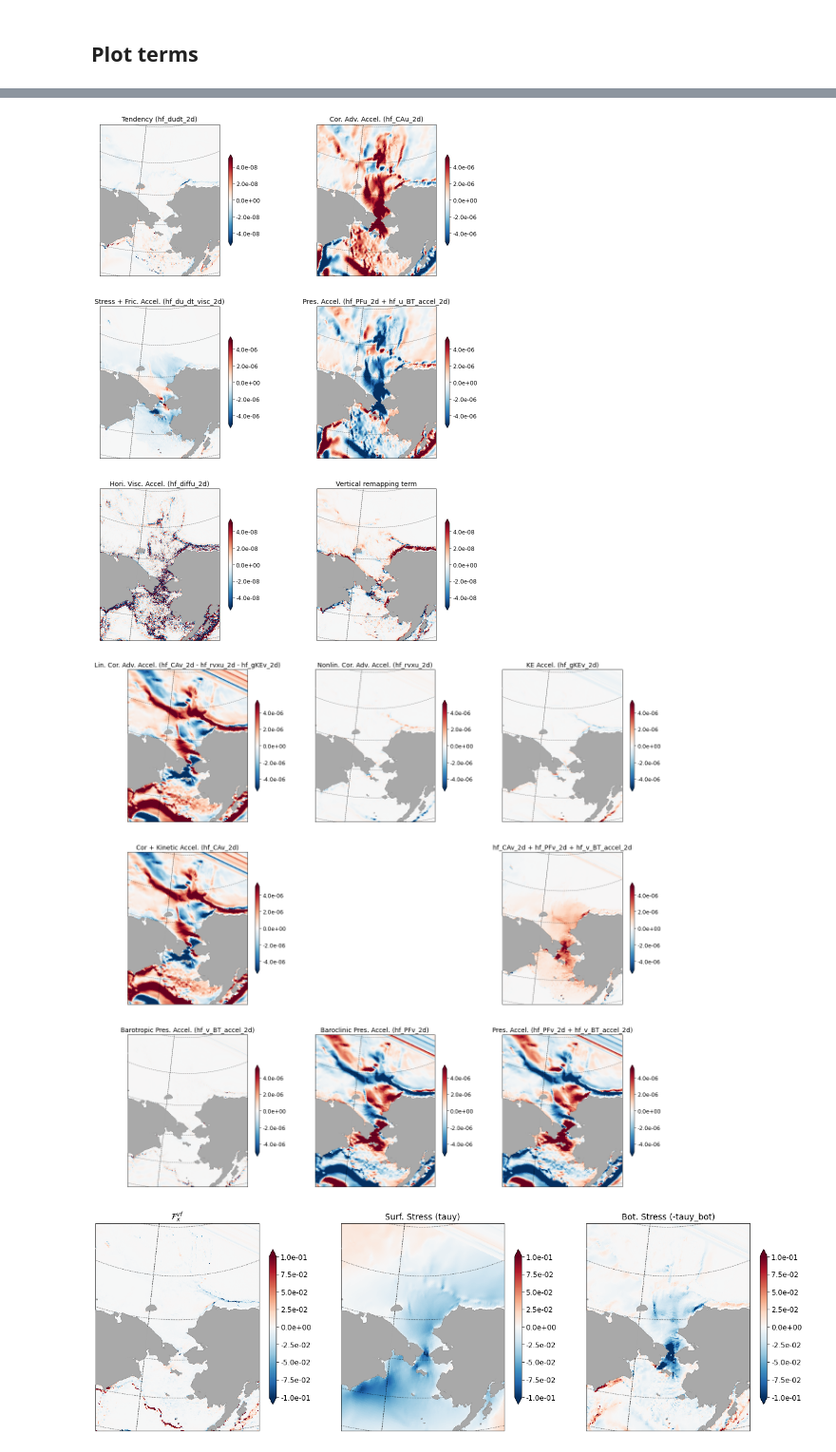
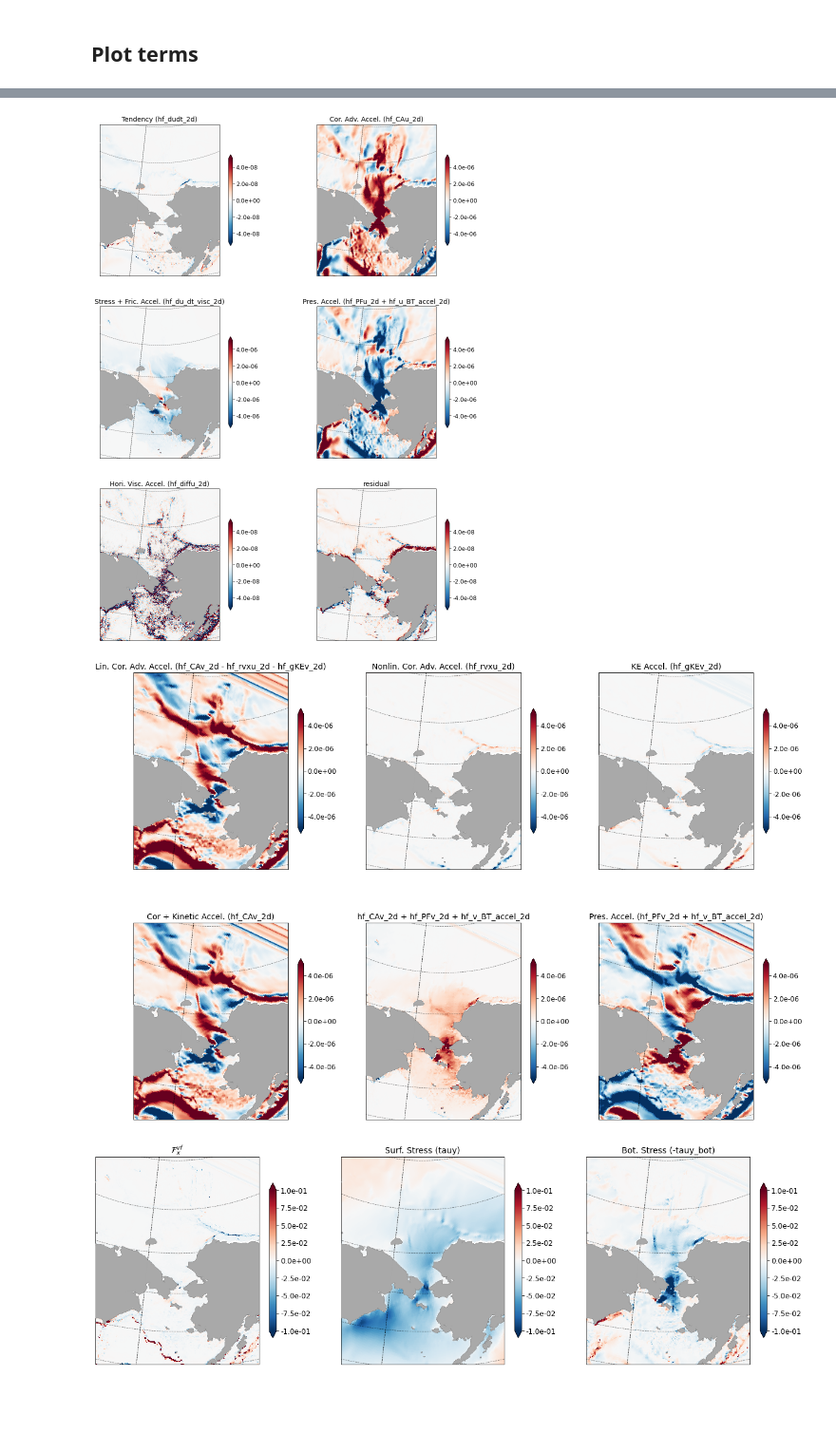
Before and after one commit to marionalberty/Chukchi_heatbudgets, a Jupyter notebook: notebooks/BWP_momentumBudget_ctrl.ipynb, the cells around one changed output, grey strips where cells are left out. Shown at 95% size. Drawn from its saved outputs; the diff is of its cells as text; code cells hidden in the pictures; blank space fills up the shorter version.

Commit message:
Update res label and recombine pressure terms

```diff
--- a/notebooks/BWP_momentumBudget_ctrl.ipynb
+++ b/notebooks/BWP_momentumBudget_ctrl.ipynb
@@ -133,51 +133,42 @@ plot_map(ax[2,0], DS['hf_diffu_2d'], vmin=-1e-2*max_r, vmax=1e-2*max_r, vstep=2.
 
 tmp = DS['hf_dudt_2d']-DS['hf_CAu_2d']-DS['hf_PFu_2d']-DS['hf_diffu_2d']-DS['hf_du_dt_visc_2d']-DS['hf_u_BT_accel_2d']
 plot_map(ax[2,1], tmp, vmin=-1e-2*max_r, vmax=1e-2*max_r, vstep=2.e-3*max_r,
-         lon='geolon_u', lat='geolat_u', cmap='RdBu_r', title='Vertical remapping term')
+         lon='geolon_u', lat='geolat_u', cmap='RdBu_r', title='residual')
 
 # save fig
 fig.savefig('../figures/PerturbationExperiments/XmomBudget_mean_ctrl.pdf',bbox_inches='tight')
 # %% [output]
-[figure, old version]
+[figure, new version]
 # %%
 # Meridional Momentum budget (units are in m/s2)
 max_r = 5e-6
 
-fig, ax = plt.subplots(ncols=3,nrows=3,figsize=(21,21),
+fig, ax = plt.subplots(ncols=3,nrows=2,figsize=(21,15),
                        subplot_kw={'projection':ccrs.LambertConformal(central_longitude=-170)})
 
 plot_map(ax[0,0], DS['hf_CAv_2d']-DS['hf_gKEv_2d']-DS['hf_rvxu_2d'], vmin=-max_r, vmax=max_r, vstep=2.e-1*max_r,
          lon='geolon_v', lat='geolat_v', cmap='RdBu_r', title='Lin. Cor. Adv. Accel. (hf_CAv_2d - hf_rvxu_2d - hf_gKEv_2d)')
 
 plot_map(ax[0,1], DS['hf_rvxu_2d'], vmin=-max_r, vmax=max_r, vstep=2.e-1*max_r,
          lon='geolon_v', lat='geolat_v', cmap='RdBu_r', title='Nonlin. Cor. Adv. Accel. (hf_rvxu_2d)')
 
 plot_map(ax[0,2], DS['hf_gKEv_2d'], vmin=-max_r, vmax=max_r, vstep=2.e-1*max_r,
          lon='geolon_v', lat='geolat_v', cmap='RdBu_r', title='KE Accel. (hf_gKEv_2d)')
 
 
 plot_map(ax[1,0], DS['hf_CAv_2d'], vmin=-max_r, vmax=max_r, vstep=2.e-1*max_r,
          lon='geolon_v', lat='geolat_v', cmap='RdBu_r', title='Cor + Kinetic Accel. (hf_CAv_2d)')
 
-ax[1,1].axis('off')
-
-plot_map(ax[1,2], DS['hf_CAv_2d']+DS['hf_PFv_2d']+DS['hf_v_BT_accel_2d'], vmin=-max_r, vmax=max_r, vstep=2.e-1*max_r,
+plot_map(ax[1,1], DS['hf_CAv_2d']+DS['hf_PFv_2d']+DS['hf_v_BT_accel_2d'], vmin=-max_r, vmax=max_r, vstep=2.e-1*max_r,
          lon='geolon_v', lat='geolat_v', cmap='RdBu_r', title='hf_CAv_2d + hf_PFv_2d + hf_v_BT_accel_2d')
 
-
-plot_map(ax[2,0], DS['hf_v_BT_accel_2d'], vmin=-max_r, vmax=max_r, vstep=2.e-1*max_r,
-         lon='geolon_v', lat='geolat_v', cmap='RdBu_r', title='Barotropic Pres. Accel. (hf_v_BT_accel_2d)')
-
-plot_map(ax[2,1], DS['hf_PFv_2d'], vmin=-max_r, vmax=max_r, vstep=2.e-1*max_r,
-         lon='geolon_v', lat='geolat_v', cmap='RdBu_r', title='Baroclinic Pres. Accel. (hf_PFv_2d)')
-
-plot_map(ax[2,2], DS['hf_PFv_2d']+DS['hf_v_BT_accel_2d'], vmin=-max_r, vmax=max_r, vstep=2.e-1*max_r,
+plot_map(ax[1,2], DS['hf_PFv_2d']+DS['hf_v_BT_accel_2d'], vmin=-max_r, vmax=max_r, vstep=2.e-1*max_r,
          lon='geolon_v', lat='geolat_v', cmap='RdBu_r', title='Pres. Accel. (hf_PFv_2d + hf_v_BT_accel_2d)')
 
 # save fig
 fig.savefig('../figures/PerturbationExperiments/YmomBudget_CoriPress_mean_ctrl.pdf',bbox_inches='tight')
 # %% [output]
-[figure, old version]
+[figure, new version]
 # %%
 # decompose the Stress + Fric. Accel into surface stress, bottom stress, and vertical friction
 grid = Grid(DS, coords={'X': {'center': 'xh', 'right': 'xq'},
```
Also changed, not shown: parts of 1 cell of this notebook, 1 other file.
